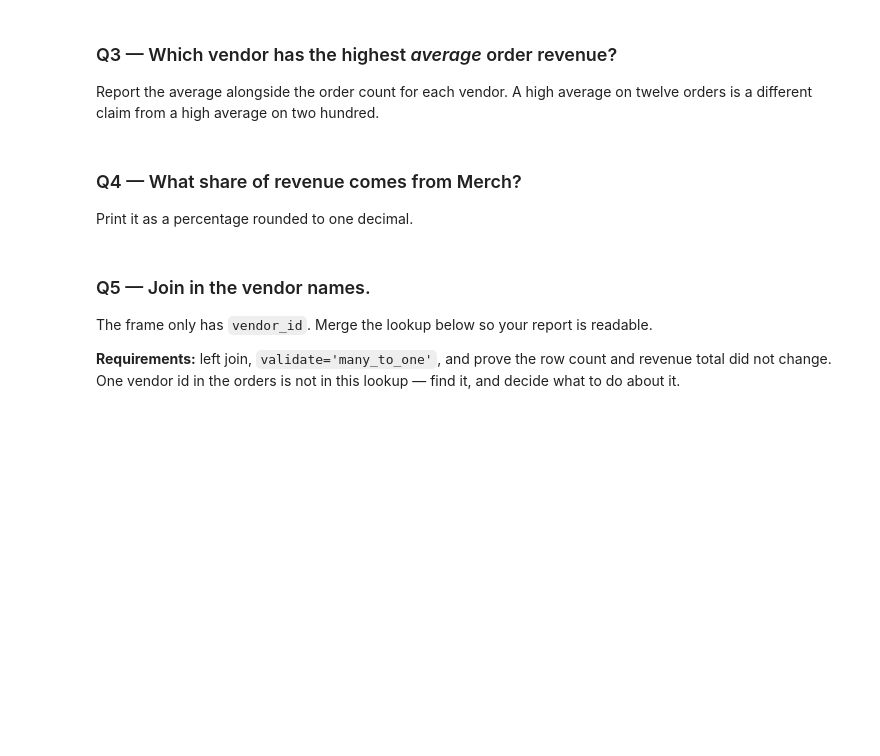
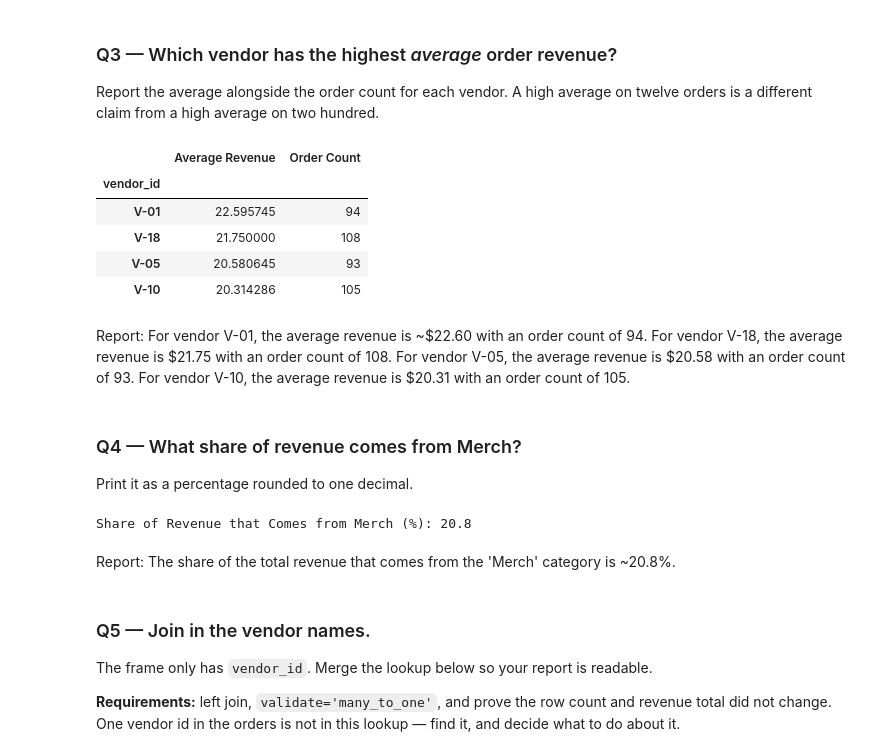
Before and after one commit to ekee7/ds2002-fa26, a Jupyter notebook: notebooks/03-pandas-cleaning/2026-09-18 — Pandas Challenge — Lab.ipynb, the cells around one changed output. Saved outputs shown, nothing was run; the diff lists cells and outputs as text; code cells hidden in the pictures; blank space fills up the shorter version.

```diff
--- a/notebooks/03-pandas-cleaning/2026-09-18 — Pandas Challenge — Lab.ipynb
+++ b/notebooks/03-pandas-cleaning/2026-09-18 — Pandas Challenge — Lab.ipynb
@@ -41,12 +83,38 @@ Include the share of total as a percentage in the same table.
 Report the average alongside the order count for each vendor. A high average on twelve orders is a different claim from a high average on two hundred.
 # %%
 # TODO
+
+# Vendor's average order revenue
+vendor_avg_revenue = df.groupby('vendor_id')['revenue'].mean()
+# Sort highest to lowest
+vendor_avg_revenue = vendor_avg_revenue.sort_values(ascending=False)
+
+# Vendor's order count
+vendor_order_count = df.groupby('vendor_id').size()
+
+q3_combined = pd.concat([vendor_avg_revenue, vendor_order_count], axis=1, keys=['Average Revenue', 'Order Count'])
+q3_combined
+# %% [output]
+|  | Average Revenue | Order Count |
+| vendor_id |  |  |
+| V-01 | 22.595745 | 94 |
+| V-18 | 21.750000 | 108 |
+| V-05 | 20.580645 | 93 |
+| V-10 | 20.314286 | 105 |
+# %% [markdown]
+Report: For vendor V-01, the average revenue is ~\$22.60 with an order count of 94. For vendor V-18, the average revenue is \$21.75 with an order count of 108. For vendor V-05, the average revenue is \$20.58 with an order count of 93. For vendor V-10, the average revenue is \$20.31 with an order count of 105.
 # %% [markdown]
 ### Q4 — What share of revenue comes from Merch?
 
 Print it as a percentage rounded to one decimal.
 # %%
 # TODO
+
+print('Share of Revenue that Comes from Merch (%):', round(q2_combined.loc['Merch', 'Revenue Share (%)'], 1))
+# %% [output]
+Share of Revenue that Comes from Merch (%): 20.8
+# %% [markdown]
+Report: The share of the total revenue that comes from the 'Merch' category is ~20.8%.
 # %% [markdown]
 ### Q5 — Join in the vendor names.
 
```
Also changed, not shown: parts of 10 cells of this notebook.
